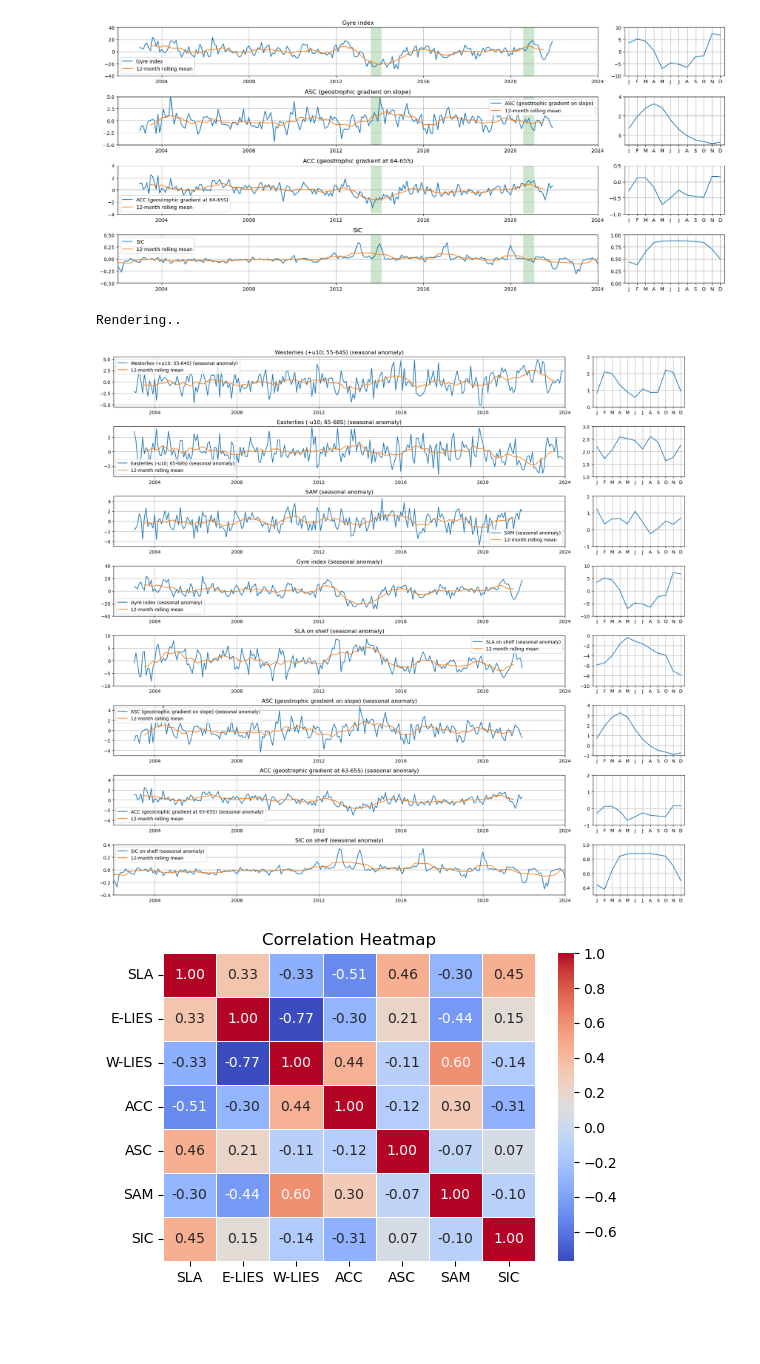
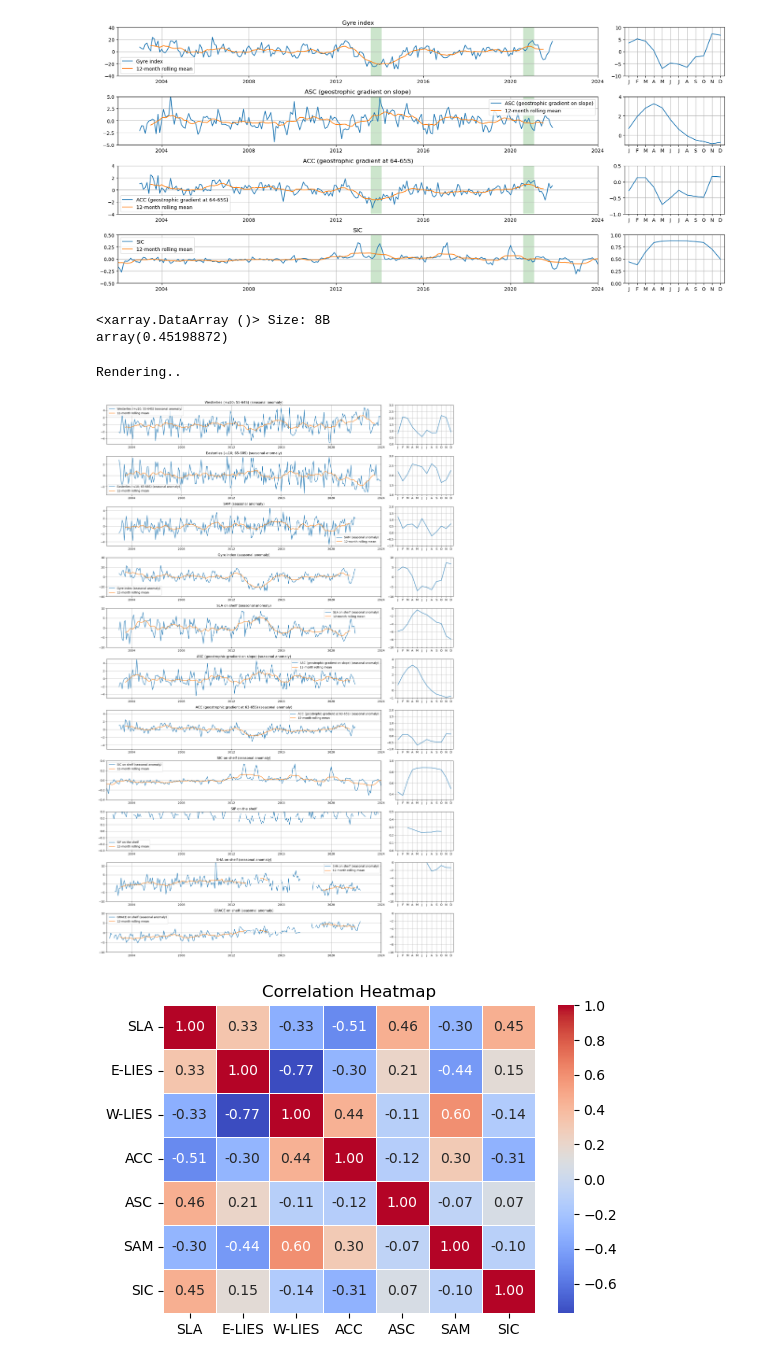
Before and after one commit to eejco/thesis_c3, a Jupyter notebook: slope_index copy.ipynb, the cells around one changed output. Drawn from its saved outputs; the diff is of its cells as text; code cells hidden in the pictures; blank space fills up the shorter version.

```diff
--- a/slope_index copy.ipynb
+++ b/slope_index copy.ipynb
@@ -24,13 +24,13 @@ elevation_ = GEBCO(coarsen_factor=4).ds.elevation
 sla_ = SLA(deg=0.25).da
 winds_ = xr.open_dataset('../data/ef25db236e60a21a34ee2e0b4631d366.nc').sortby('latitude').rename({'valid_time':'time'})
 sam = Index(type='SAM').da.sel(time=slice(sla_.time[0],sla_.time[-1]))
-dotds = DOT().ds.rename({'ug':'u10','vg':'v10'})
+dotds = DOT(ver='egm').ds.rename({'ug':'u10','vg':'v10'})
 sice_ = xr.open_dataset('../data/NSIDC/sice_processed.nc').__xarray_dataarray_variable__
 sip_ = xr.open_dataarray('sip.nc')
 
 lwe_ds = GRACE().ds
 sha_ds_sla = StericHeight(ssh_ref='DOT',
-                      ssh=sla_,#SLA(deg=1).da,
+                      ssh=dotds.dot,#sla_,#SLA(deg=1).da,
                       msl=None,
                       lwe=lwe_ds.lwe_thickness
                       ).get_sha()
@@ -62,2 +65,2 @@ Coordinates:
 # %%
-sip_.where((sip_.lon > extent_ac[0]) & (sip_.lon < extent_ac[1]) &  (sip_.lat > extent_ac[2]) & (sip_.lat < extent))
+sip = sip_.where((sip_.lon > extent_ac[0]) & (sip_.lon < extent_ac[1]) &  (sip_.lat > extent_ac[2]) & (sip_.lat < extent_ac[3]))
@@ -81,7 +101,7 @@ winds = region_ac.crop_da(winds_)
 dot =region_ac.crop_da(dotds)
 sice = region_ac.crop_da(sice_)
 sic_shelf = region_ac_shelf.crop_da(sice_)
-sip_shelf = region_ac_shelf.crop_da(sip_.rename({'lat':'latitude','lon':'longitude'}).sortby('latitude').sortby('longitude'))
+sip_shelf = sip.where(sip.elevation > -1000,drop=True)
 lwe_shelf = region_ac_shelf.crop_da(lwe_ds)
 sha_shelf = region_ac_shelf.crop_da(sha_ds_sla)
 
@@ -154,6 +163,7 @@ gssh = sla_gyre.mean(['latitude','longitude'])
 # sha & grace
 csha = sha_shelf.sha.mean(['latitude','longitude'])
 clwe = lwe_shelf.lwe_thickness.mean(['latitude','longitude'])
+csip = sip_shelf.mean('index').broadcast_like(csha.time)
 # %%
 # new asc
 asc = -v_along.mean('longitude')
@@ -248,11 +258,16 @@ print('Rendering..')
 # %% [output]
 Rendering..
 [figure]
+# %%
+sip.mean('index').max()
+# %% [output]
+<xarray.DataArray ()> Size: 8B
+array(0.45198872)
 # %%
-fig = plt.figure(figsize=(18,21))
+fig = plt.figure(figsize=(18,28))
 axs=[]
 
-gs = fig.add_gridspec(10,5)
+gs = fig.add_gridspec(11,5)
 
 def add_row(n,var,varname,ylim=[-16,16],ylim_cmt=[-7,7],anom=False):
 
@@ -286,37 +301,38 @@ def add_row(n,var,varname,ylim=[-16,16],ylim_cmt=[-7,7],anom=False):
     #     t1b = pd.Timestamp(y+1,1,1)
     #     tboo = (da.time > t1a) & (da.time < t1b)
 
     #     ax.fill_between(da.time, ylim[0],ylim[1], where=tboo, alpha=0.4, facecolor=c,label='spring '+str(y))
 
     ax = axs[(n*2)+1]
 
     ax.plot(cmt.month,cmt)
     ax.set_ylim(ylim_cmt)
     ax.grid()
     ax.set_xticks(cmt.month,labels=['J','F','M','A','M','J','J','A','S','O','N','D'])
     ax.set_xlim([0.5,12.5])
 
 
 
 add_row(0,westl,'Westerlies (+u10; 55-64S)',anom=True,ylim=[-5.5,5.5],ylim_cmt=[0,3])
 add_row(1,eastl,'Easterlies (-u10; 65-68S)',anom=True,ylim=[-3.5,3.5],ylim_cmt=[1,3])
 add_row(2,sam,'SAM',anom=True,ylim=[-5,5],ylim_cmt=[-1,2])
 add_row(3,gyre_index,'Gyre index',anom=True,ylim=[-40,40],ylim_cmt=[-10,10])
 add_row(4,cssh,'SLA on shelf',anom=True,ylim=[-10,10],ylim_cmt=[-10,0])
 add_row(5,asc,'ASC (geostrophic gradient on slope)',anom=True,ylim=[-5,5],ylim_cmt=[-1,4])
 add_row(6,acc,'ACC (geostrophic gradient at 63-65S)',anom=True,ylim=[-5,5],ylim_cmt=[-1,2])
-add_row(7,sic_shelf,'SIC on shelf',anom=True,ylim=[-0.4,0.4],ylim_cmt=[0.3,1])
-#add_row(7,csha,'SHA on shelf',anom=True,ylim=[-10,10],ylim_cmt=[-10,0])
-#add_row(8,clwe,'GRACE on shelf',anom=True,ylim=[-10,10],ylim_cmt=[-10,0])
+add_row(7,csic,'SIC on shelf',anom=True,ylim=[-0.4,0.4],ylim_cmt=[0.3,1])
+add_row(8,csip,'SIP on the shelf',anom=True,ylim=[-0.3,0.3],ylim_cmt=[0,0.5])
+add_row(9,csha,'SHA on shelf',anom=True,ylim=[-10,12],ylim_cmt=[-10,0])
+add_row(10,clwe,'GRACE on shelf',anom=True,ylim=[-10,10],ylim_cmt=[-10,0])
 
 
 
 
 plt.tight_layout()
 print('Rendering..')
 # %% [output]
 Rendering..
-[figure, old version]
+[figure, new version]
 # %%
 from scipy.stats import pearsonr
 import seaborn as sns
```
Also changed, not shown: parts of 7 cells of this notebook, 8 other files.
